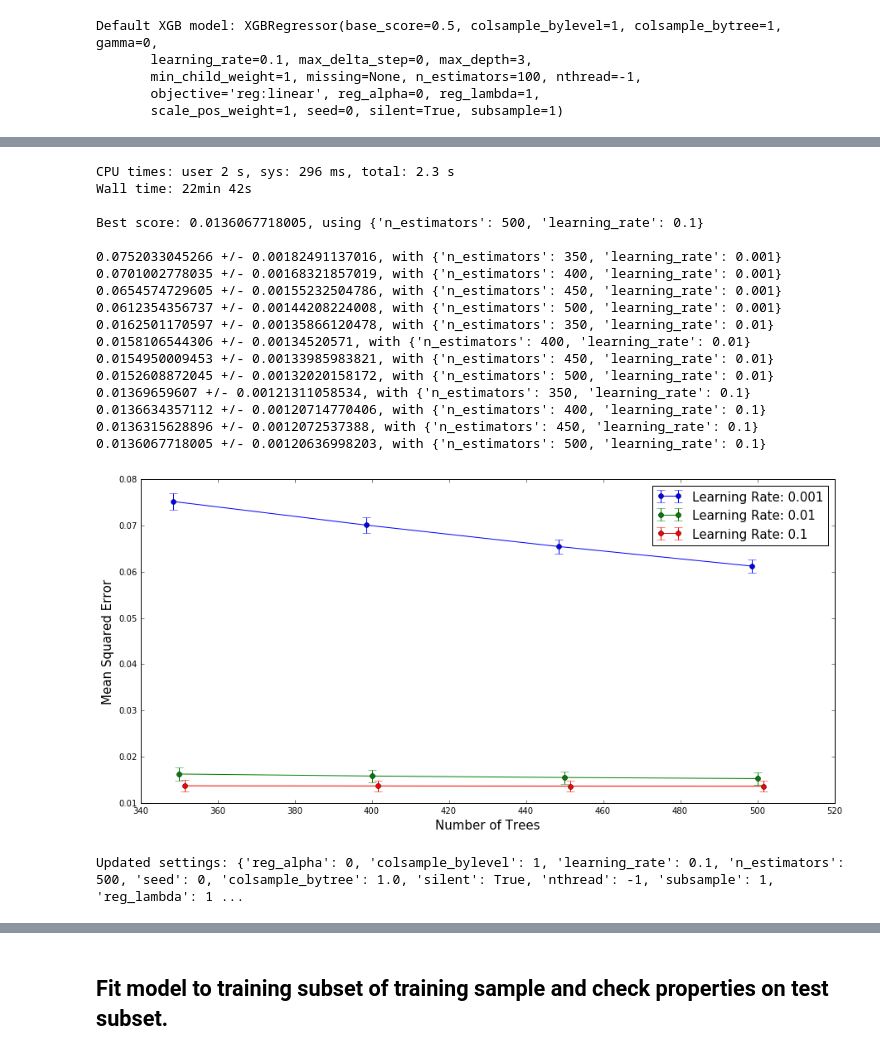
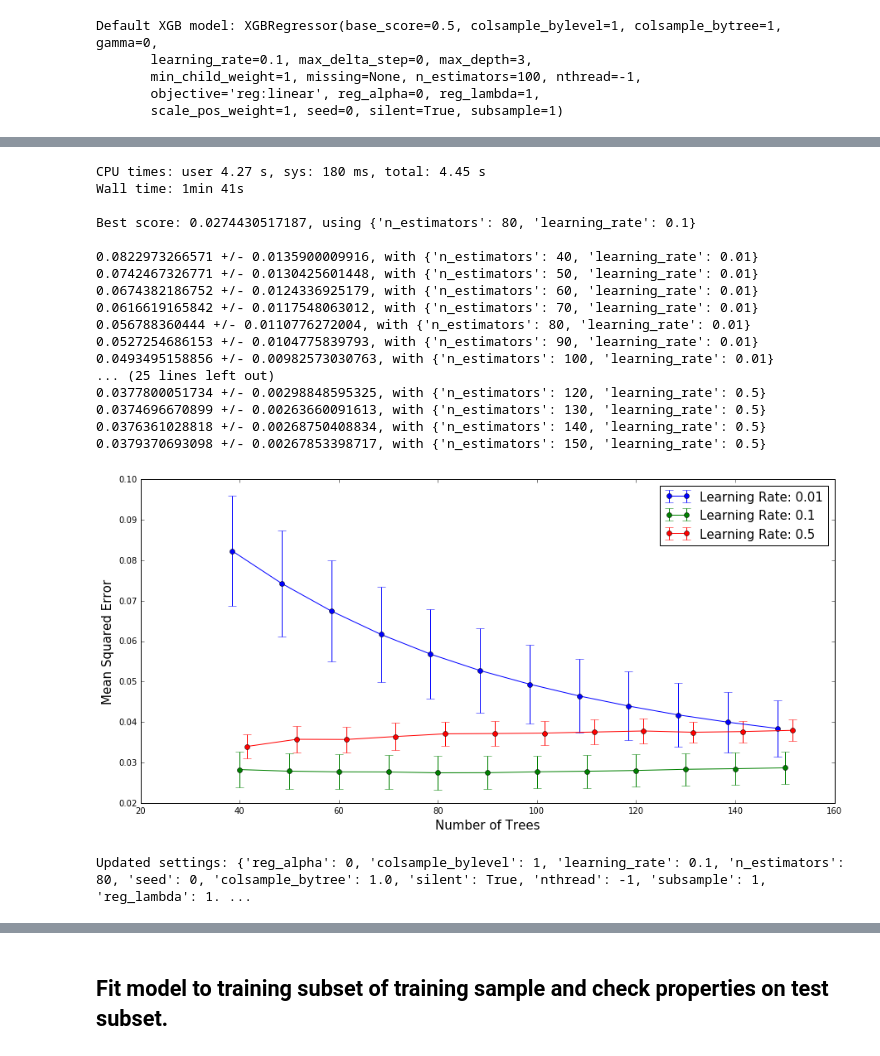
Before and after one commit to LucDemortier/WindTurbineOutputPrediction, a Jupyter notebook: 5_xgboost_regressor.ipynb, the cells around one changed output, grey strips where cells are left out. Saved outputs shown, nothing was run; the diff lists cells and outputs as text; code cells hidden in the pictures.

```diff
--- a/5_xgboost_regressor.ipynb
+++ b/5_xgboost_regressor.ipynb
@@ -198,10 +234,10 @@ Tune the number and size of trees using cross-validation.
 '''
 
 # Grid search
-xgb1 = XGBRegressor(**defaults)
-searchGrid = {'n_estimators': [350, 400, 450, 500], 'max_depth': [6, 8, 10, 12]}
-gSearch = GridSearchCV(xgb1, searchGrid, scoring='neg_mean_squared_error', n_jobs=-1,
-                       iid=True, cv=5, refit=False)
+xgb1       = XGBRegressor(**defaults)
+searchGrid = {'n_estimators': [40, 50, 60, 70, 80, 90, 100, 110], 'max_depth': [3, 5]}
+tscv       = TimeSeriesSplit(n_splits=5)
+gSearch    = GridSearchCV(xgb1, searchGrid, scoring='neg_mean_squared_error', n_jobs=-1, cv=tscv, refit=True)
 %time gSearch.fit(df0_train[predictors], df0_train[target])
 
 # Summarize results
@@ -255,61 +291,65 @@ Updated settings: {'reg_alpha': 0, 'colsample_bylevel': 1, 'learning_rate': 0.1,
 # %%
 '''
 Tune the learning rate and the number of trees using cross-validation.
+Learning rate: step size shrinkage used in update to prevent overfitting.
+After each boosting step, we can directly get the weights of new features,
+and the learning rate shrinks the feature weights to make the boosting process more conservative.
+Range is [0,1].
 '''
 
 # Grid search
-xgb1 = XGBRegressor(**defaults)
-searchGrid = {'n_estimators': [350, 400, 450, 500], 'learning_rate': [0.001, 0.01, 0.1]}
-gSearch = GridSearchCV(xgb1, searchGrid, scoring='neg_mean_squared_error', n_jobs=-1,
-                       iid=True, cv=5, refit=False)
+xgb1       = XGBRegressor(**defaults)
+searchGrid = {'n_estimators': [40, 50, 60, 70, 80, 90, 100, 110, 120, 130, 140, 150], 'learning_rate': [0.01, 0.1, 0.5]}
+tscv       = TimeSeriesSplit(n_splits=5)
+gSearch    = GridSearchCV(xgb1, searchGrid, scoring='neg_mean_squared_error', n_jobs=-1, cv=tscv, refit=True)
 %time gSearch.fit(df0_train[predictors], df0_train[target])
 
 # Summarize results
 print('\nBest score: {0}, using {1}\n'.format(-gSearch.best_score_, gSearch.best_params_))
 means  = gSearch.cv_results_['mean_test_score']
 stds   = gSearch.cv_results_['std_test_score']
 params = gSearch.cv_results_['params']
 for mean, stdev, param in zip(means, stds, params):
     print('{0} +/- {1}, with {2}'.format(-mean, stdev, param))
 
 # Plot results (flip the score signs so we have mse instead of -mse).
 n_xval    = len(searchGrid['n_estimators'])
 n_yval    = len(searchGrid['learning_rate'])
 scores    = -np.array(means).reshape(n_yval, n_xval)
 escores   = np.array(stds).reshape(n_yval, n_xval)
 fig, axis = plt.subplots(nrows=1, ncols=1, figsize=(15, 7))
 x_offset  = [-1.5, 0.0, 1.5]
 for i, value in enumerate(searchGrid['learning_rate']):
     plt.errorbar(x_offset[i]+np.array(searchGrid['n_estimators']), scores[i],
                  yerr=escores[i], fmt='-o', capsize=5, label='Learning Rate: '+str(value))
 plt.legend(fontsize=15)
 plt.xlabel('Number of Trees', fontsize=15)
 plt.ylabel('Mean Squared Error', fontsize=15)
 plt.show()
 
 # Update defaults
 defaults.update(gSearch.best_params_)
 print('Updated settings: {0}'.format(defaults))
 # %% [output]
-CPU times: user 2 s, sys: 296 ms, total: 2.3 s
-Wall time: 22min 42s
+CPU times: user 4.27 s, sys: 180 ms, total: 4.45 s
+Wall time: 1min 41s
 
-Best score: 0.0136067718005, using {'n_estimators': 500, 'learning_rate': 0.1}
+Best score: 0.0274430517187, using {'n_estimators': 80, 'learning_rate': 0.1}
 
-0.0752033045266 +/- 0.00182491137016, with {'n_estimators': 350, 'learning_rate': 0.001}
-0.0701002778035 +/- 0.00168321857019, with {'n_estimators': 400, 'learning_rate': 0.001}
-0.0654574729605 +/- 0.00155232504786, with {'n_estimators': 450, 'learning_rate': 0.001}
-0.0612354356737 +/- 0.00144208224008, with {'n_estimators': 500, 'learning_rate': 0.001}
-0.0162501170597 +/- 0.00135866120478, with {'n_estimators': 350, 'learning_rate': 0.01}
-0.0158106544306 +/- 0.00134520571, with {'n_estimators': 400, 'learning_rate': 0.01}
-0.0154950009453 +/- 0.00133985983821, with {'n_estimators': 450, 'learning_rate': 0.01}
-0.0152608872045 +/- 0.00132020158172, with {'n_estimators': 500, 'learning_rate': 0.01}
-0.01369659607 +/- 0.00121311058534, with {'n_estimators': 350, 'learning_rate': 0.1}
-0.0136634357112 +/- 0.00120714770406, with {'n_estimators': 400, 'learning_rate': 0.1}
-0.0136315628896 +/- 0.0012072537388, with {'n_estimators': 450, 'learning_rate': 0.1}
-0.0136067718005 +/- 0.00120636998203, with {'n_estimators': 500, 'learning_rate': 0.1}
+0.0822973266571 +/- 0.0135900009916, with {'n_estimators': 40, 'learning_rate': 0.01}
+0.0742467326771 +/- 0.0130425601448, with {'n_estimators': 50, 'learning_rate': 0.01}
+0.0674382186752 +/- 0.0124336925179, with {'n_estimators': 60, 'learning_rate': 0.01}
+0.0616619165842 +/- 0.0117548063012, with {'n_estimators': 70, 'learning_rate': 0.01}
+0.056788360444 +/- 0.0110776272004, with {'n_estimators': 80, 'learning_rate': 0.01}
+0.0527254686153 +/- 0.0104775839793, with {'n_estimators': 90, 'learning_rate': 0.01}
+0.0493495158856 +/- 0.00982573030763, with {'n_estimators': 100, 'learning_rate': 0.01}
+... (25 lines left out)
+0.0377800051734 +/- 0.00298848595325, with {'n_estimators': 120, 'learning_rate': 0.5}
+0.0374696670899 +/- 0.00263660091613, with {'n_estimators': 130, 'learning_rate': 0.5}
+0.0376361028818 +/- 0.00268750408834, with {'n_estimators': 140, 'learning_rate': 0.5}
+0.0379370693098 +/- 0.00267853398717, with {'n_estimators': 150, 'learning_rate': 0.5}
-[figure, old version]
+[figure, new version]
-Updated settings: {'reg_alpha': 0, 'colsample_bylevel': 1, 'learning_rate': 0.1, 'n_estimators': 500, 'seed': 0, 'colsample_bytree': 1.0, 'silent': True, 'nthread': -1, 'subsample': 1, 'reg_lambda': 1 ...
+Updated settings: {'reg_alpha': 0, 'colsample_bylevel': 1, 'learning_rate': 0.1, 'n_estimators': 80, 'seed': 0, 'colsample_bytree': 1.0, 'silent': True, 'nthread': -1, 'subsample': 1, 'reg_lambda': 1. ...
 # %% [markdown]
 <a id='Cell7'></a>
 # %%
```
Also changed, not shown: parts of 25 cells of this notebook, 2 other files.
